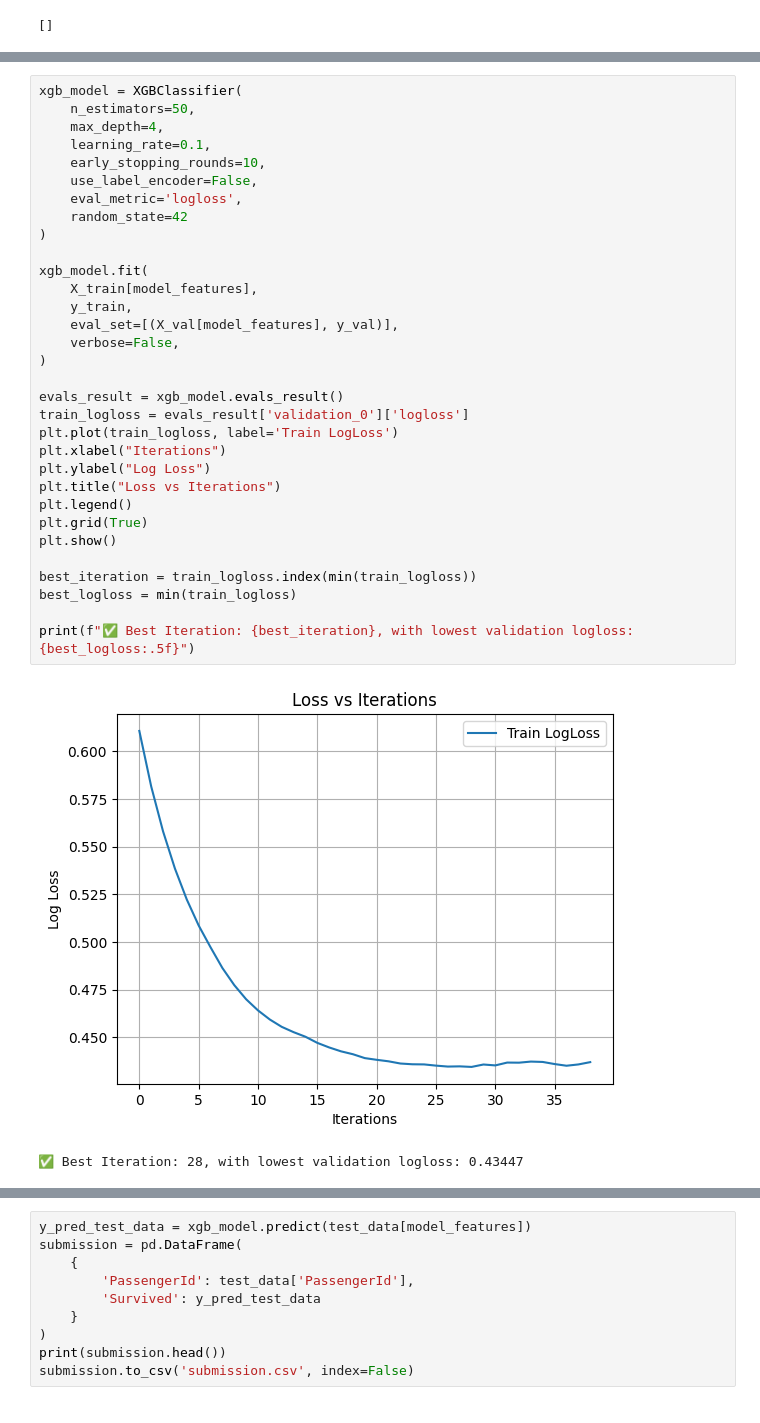
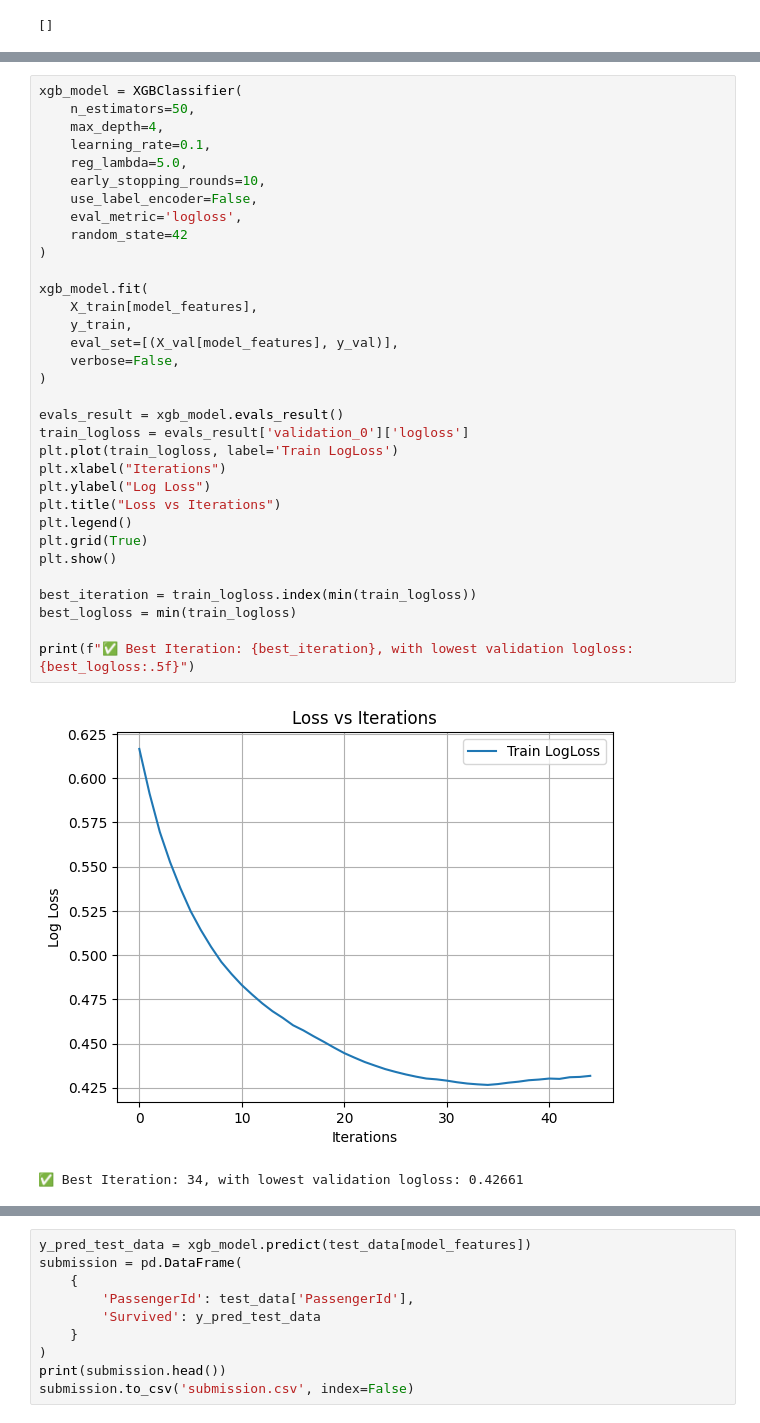
Before and after one commit to kubesure/titanic-dead-or-alive, a Jupyter notebook: titanic-dead-or-alive.ipynb, the cells around one changed output, grey strips where cells are left out. Drawn from its saved outputs; the diff is of its cells as text.

```diff
--- a/titanic-dead-or-alive.ipynb
+++ b/titanic-dead-or-alive.ipynb
@@ -428,35 +433,36 @@ xgb_model = XGBClassifier(
     n_estimators=50,
     max_depth=4,
     learning_rate=0.1,
+    reg_lambda=5.0,
     early_stopping_rounds=10,
     use_label_encoder=False,
     eval_metric='logloss',
     random_state=42
 )
 
 xgb_model.fit(
     X_train[model_features],
     y_train,
     eval_set=[(X_val[model_features], y_val)],
     verbose=False,
 )
 
 evals_result = xgb_model.evals_result()
 train_logloss = evals_result['validation_0']['logloss']
 plt.plot(train_logloss, label='Train LogLoss')
 plt.xlabel("Iterations")
 plt.ylabel("Log Loss")
 plt.title("Loss vs Iterations")
 plt.legend()
 plt.grid(True)
 plt.show()
 
 best_iteration = train_logloss.index(min(train_logloss))
 best_logloss = min(train_logloss)
 
 print(f"✅ Best Iteration: {best_iteration}, with lowest validation logloss: {best_logloss:.5f}")
 # %% [output]
-[figure, old version]
+[figure, new version]
-✅ Best Iteration: 28, with lowest validation logloss: 0.43447
+✅ Best Iteration: 34, with lowest validation logloss: 0.42661
 # %%
 #y_test_pred = xgb_model.predict(X_test[model_features])
```
Also changed, not shown: parts of 14 cells of this notebook, 12 other files.
